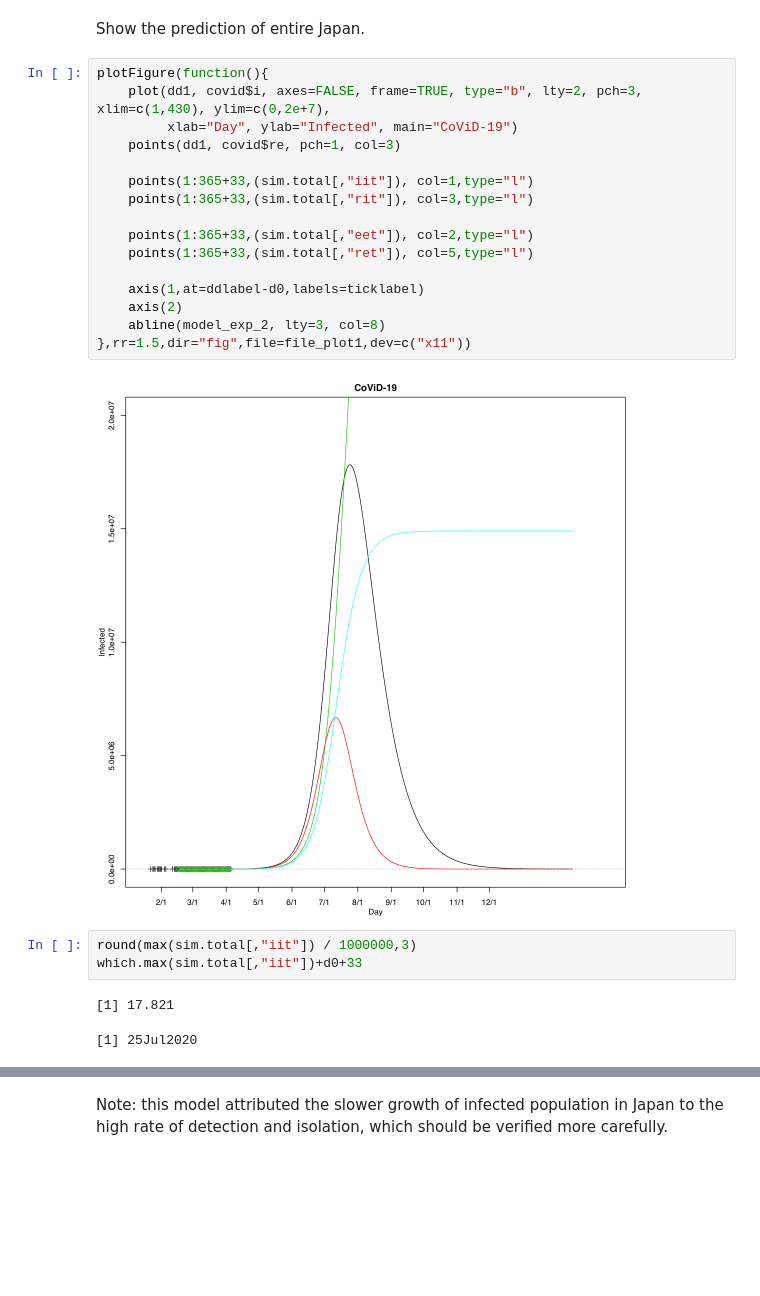
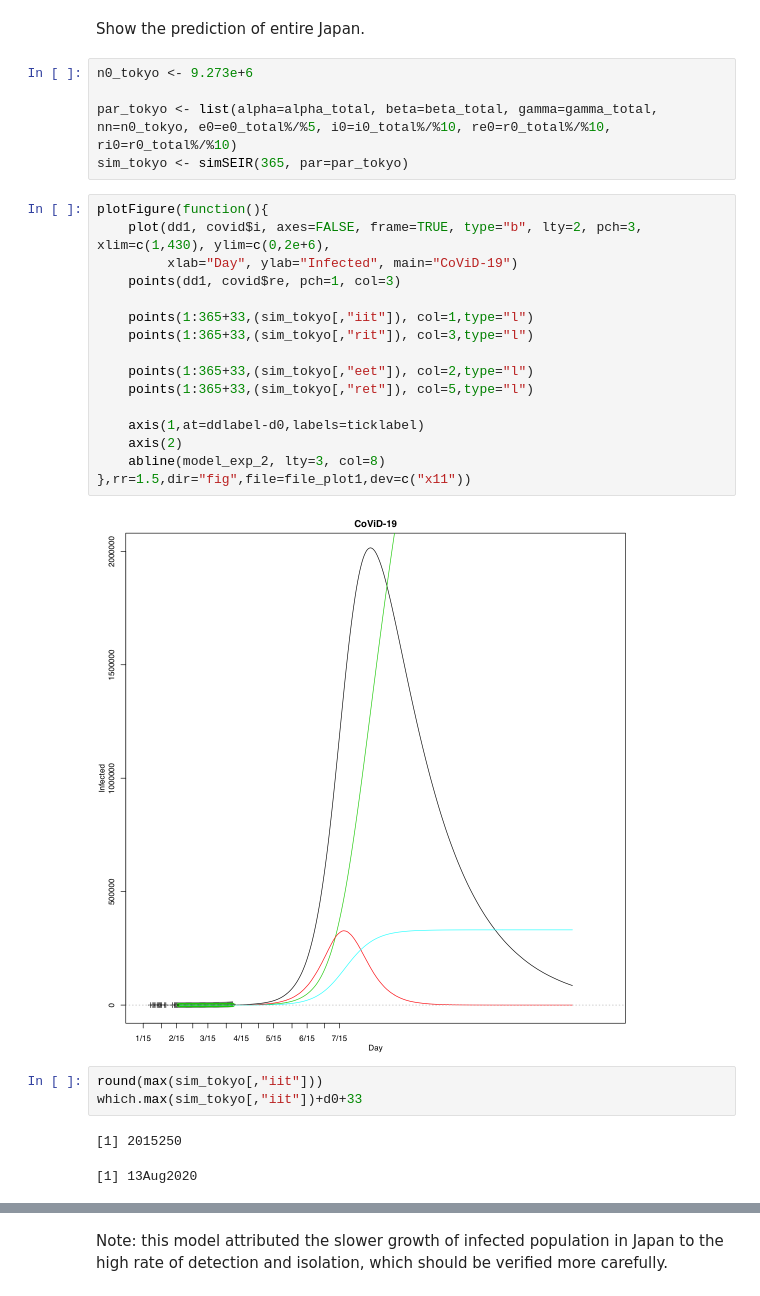
Before and after one commit to naono-git/covid19, a Jupyter notebook: covid19.SEIR.ipynb, the cells around one changed output, grey strips where cells are left out. Saved outputs shown, nothing was run; the diff lists cells and outputs as text; blank space fills up the shorter version.

```diff
--- a/covid19.SEIR.ipynb
+++ b/covid19.SEIR.ipynb
@@ -418,27 +418,32 @@ plotFigure(function(){
 # %% [markdown]
 Show the prediction of entire Japan.
+# %%
+n0_tokyo <- 9.273e+6
+
+par_tokyo <- list(alpha=alpha_total, beta=beta_total, gamma=gamma_total, nn=n0_tokyo, e0=e0_total%/%5, i0=i0_total%/%10, re0=r0_total%/%10, ri0=r0_total%/%10)
+sim_tokyo <- simSEIR(365, par=par_tokyo)
 # %%
 plotFigure(function(){
-    plot(dd1, covid$i, axes=FALSE, frame=TRUE, type="b", lty=2, pch=3, xlim=c(1,430), ylim=c(0,2e+7),
+    plot(dd1, covid$i, axes=FALSE, frame=TRUE, type="b", lty=2, pch=3, xlim=c(1,430), ylim=c(0,2e+6),
          xlab="Day", ylab="Infected", main="CoViD-19")
     points(dd1, covid$re, pch=1, col=3)
 
-    points(1:365+33,(sim.total[,"iit"]), col=1,type="l")
-    points(1:365+33,(sim.total[,"rit"]), col=3,type="l")
+    points(1:365+33,(sim_tokyo[,"iit"]), col=1,type="l")
+    points(1:365+33,(sim_tokyo[,"rit"]), col=3,type="l")
 
-    points(1:365+33,(sim.total[,"eet"]), col=2,type="l")
-    points(1:365+33,(sim.total[,"ret"]), col=5,type="l")
+    points(1:365+33,(sim_tokyo[,"eet"]), col=2,type="l")
+    points(1:365+33,(sim_tokyo[,"ret"]), col=5,type="l")
 
     axis(1,at=ddlabel-d0,labels=ticklabel)
     axis(2)
     abline(model_exp_2, lty=3, col=8)
 },rr=1.5,dir="fig",file=file_plot1,dev=c("x11"))
 # %% [output]
-[figure, old version]
+[figure, new version]
 # %%
-round(max(sim.total[,"iit"]) / 1000000,3)
-which.max(sim.total[,"iit"])+d0+33
+round(max(sim_tokyo[,"iit"]))
+which.max(sim_tokyo[,"iit"])+d0+33
 # %% [output]
-[1] 17.821
+[1] 2015250
-[1] 25Jul2020
+[1] 13Aug2020
 # %% [markdown]
```
Also changed, not shown: parts of 14 cells of this notebook, 9 other files.
